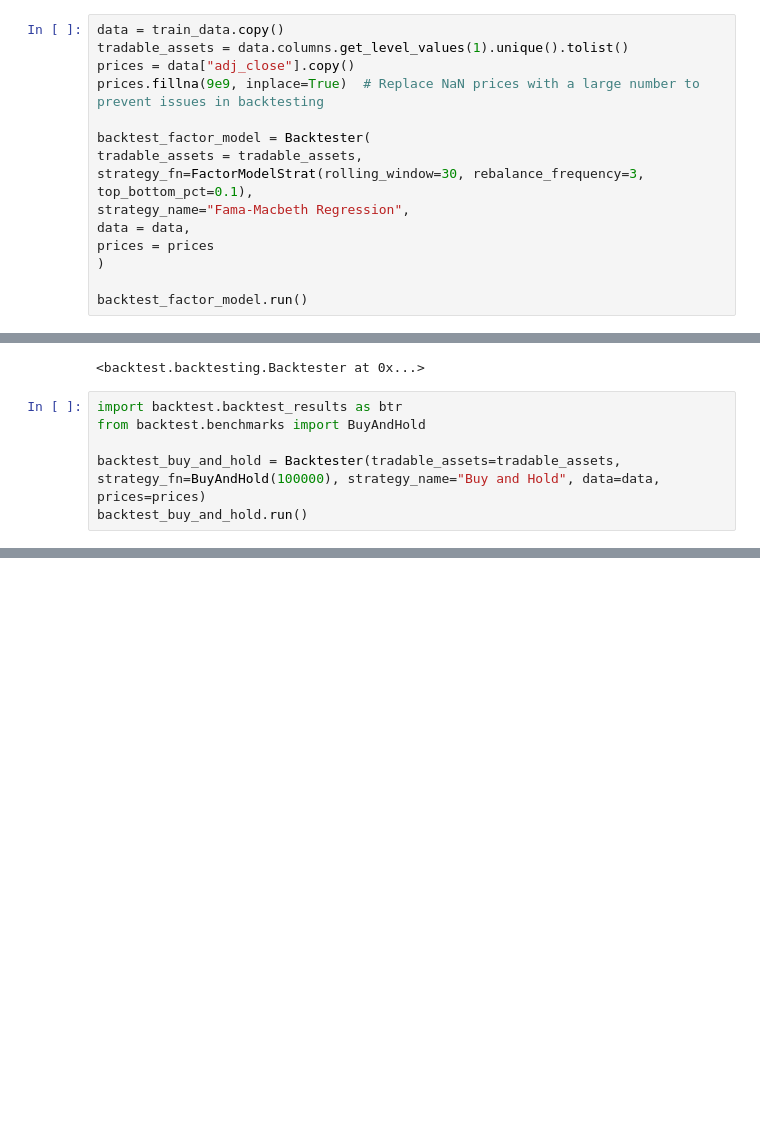
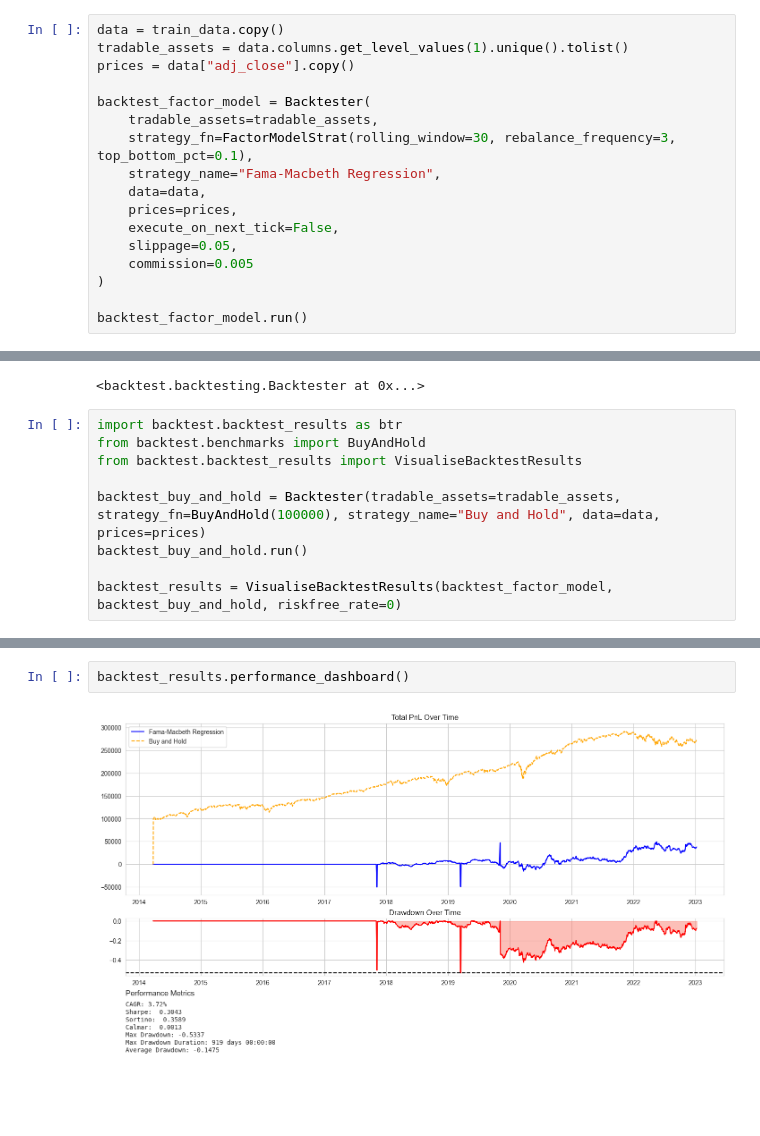
Before and after one commit to thexuanngu/QRT, a Jupyter notebook: Strategies/NASDAQ Strat/nasdaq_strats.ipynb, the cells around one changed output, grey strips where cells are left out. Cells and saved outputs as stored; diff of their text form; blank space fills up the shorter version.

Commit message:
Nasdaq Strat Completed + updates to the backtest engine

```diff
--- a/Strategies/NASDAQ Strat/nasdaq_strats.ipynb
+++ b/Strategies/NASDAQ Strat/nasdaq_strats.ipynb
@@ -629,14 +628,16 @@ weights
 data = train_data.copy()
 tradable_assets = data.columns.get_level_values(1).unique().tolist()
 prices = data["adj_close"].copy()
-prices.fillna(9e9, inplace=True)  # Replace NaN prices with a large number to prevent issues in backtesting
 
 backtest_factor_model = Backtester(
-tradable_assets = tradable_assets,
-strategy_fn=FactorModelStrat(rolling_window=30, rebalance_frequency=3, top_bottom_pct=0.1),
-strategy_name="Fama-Macbeth Regression",
-data = data,
-prices = prices
+    tradable_assets=tradable_assets,
+    strategy_fn=FactorModelStrat(rolling_window=30, rebalance_frequency=3, top_bottom_pct=0.1),
+    strategy_name="Fama-Macbeth Regression",
+    data=data,
+    prices=prices,
+    execute_on_next_tick=False,
+    slippage=0.05,
+    commission=0.005
 )
 
 backtest_factor_model.run()
@@ -690,6 +668,9 @@ backtest_factor_model
 # %%
 import backtest.backtest_results as btr
 from backtest.benchmarks import BuyAndHold
+from backtest.backtest_results import VisualiseBacktestResults
 
 backtest_buy_and_hold = Backtester(tradable_assets=tradable_assets, strategy_fn=BuyAndHold(100000), strategy_name="Buy and Hold", data=data, prices=prices)
 backtest_buy_and_hold.run()
+
+backtest_results = VisualiseBacktestResults(backtest_factor_model, backtest_buy_and_hold, riskfree_rate=0)
@@ -697,0 +697,4 @@ AssertionError: Execution prices must be positive for slippage calculation.
+# %%
+backtest_results.performance_dashboard()
+# %% [output]
+[figure, added]
```
Also changed, not shown: parts of 7 cells of this notebook, 4 other files.
